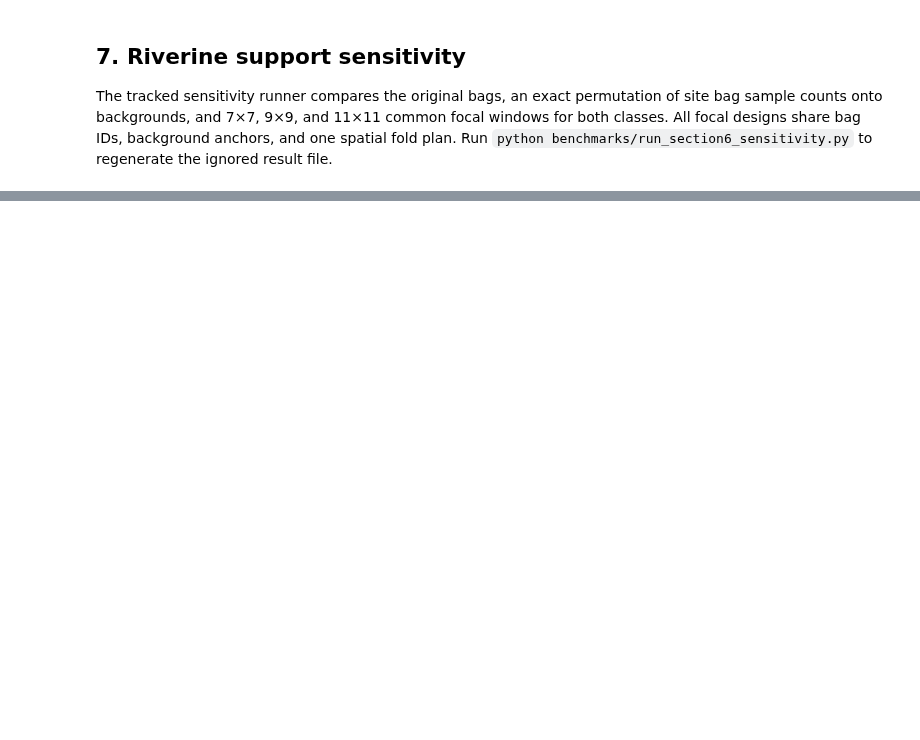
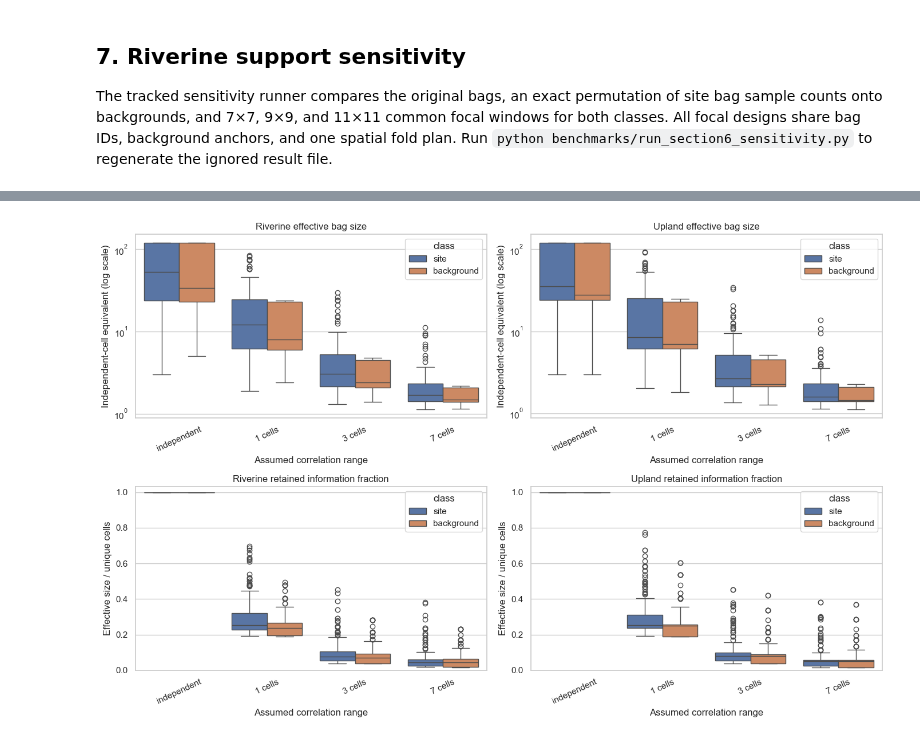
Before and after one commit to mrecos/KLRFome_JAX, a Jupyter notebook: notebooks/05_section6_model_validation.ipynb, the cells around one changed output, grey strips where cells are left out. Saved outputs shown, nothing was run; the diff lists cells and outputs as text; code cells hidden in the pictures; blank space fills up the shorter version.

```diff
--- a/notebooks/05_section6_model_validation.ipynb
+++ b/notebooks/05_section6_model_validation.ipynb
@@ -370,12 +477,19 @@ def build_lazy_map_bags(source, feature_names, stride=24, window_size=7, block_s
                     continue
                 r0, r1 = max(0, local_row - radius), min(valid.shape[0], local_row + radius + 1)
                 c0, c1 = max(0, local_col - radius), min(valid.shape[1], local_col + radius + 1)
-                window_valid = valid[r0:r1, c0:c1].ravel()
+                local_valid = valid[r0:r1, c0:c1]
+                window_valid = local_valid.ravel()
                 samples = stack[:, r0:r1, c0:c1].reshape(len(feature_names), -1).T[window_valid]
                 if len(samples) < min_cells:
                     continue
+                valid_rows, valid_cols = np.nonzero(local_valid)
+                cell_x, cell_y = xy(
+                    source.transform, row0 + r0 + valid_rows, col0 + c0 + valid_cols,
+                    offset='center',
+                )
+                coordinates = np.column_stack([cell_x, cell_y])
                 bag_id = f'map-{row}-{col}'
-                bags.append(Bag(samples, 0, bag_id))
+                bags.append(Bag(samples, 0, bag_id, coordinates=coordinates))
                 x_coord, y_coord = xy(source.transform, row, col, offset='center')
                 centers.append({'bag_id': bag_id, 'row': row, 'col': col, 'x': x_coord, 'y': y_coord})
     return BagDataset(
@@ -614,0 +888,27 @@ if not sensitivity_cv.empty:
+# %%
+range_order = ['independent', *[f'{value:g} cells' for value in SPATIAL_RANGE_CELL_MULTIPLIERS]]
+fig, axes = plt.subplots(2, len(SETTINGS_TO_RUN), figsize=(7 * len(SETTINGS_TO_RUN), 9))
+axes = np.asarray(axes).reshape(2, len(SETTINGS_TO_RUN))
+for column, setting_name in enumerate(SETTINGS_TO_RUN):
+    subset = ess[ess.setting == setting_name]
+    sns.boxplot(
+        data=subset, x='range_label', y='effective_size', hue='class',
+        order=range_order, ax=axes[0, column],
+    )
+    axes[0, column].set_yscale('log')
+    axes[0, column].set_title(f'{setting_name.title()} effective bag size')
+    axes[0, column].set_xlabel('Assumed correlation range')
+    axes[0, column].set_ylabel('Independent-cell equivalent (log scale)')
+    sns.boxplot(
+        data=subset, x='range_label', y='effective_fraction', hue='class',
+        order=range_order, ax=axes[1, column],
+    )
+    axes[1, column].set_ylim(0, 1.03)
+    axes[1, column].set_title(f'{setting_name.title()} retained information fraction')
+    axes[1, column].set_xlabel('Assumed correlation range')
+    axes[1, column].set_ylabel('Effective size / unique cells')
+    for ax in axes[:, column]:
+        ax.tick_params(axis='x', rotation=25)
+plt.tight_layout()
+# %% [output]
+[figure, added]
```
Also changed, not shown: parts of 35 cells of this notebook, 22 other files.
